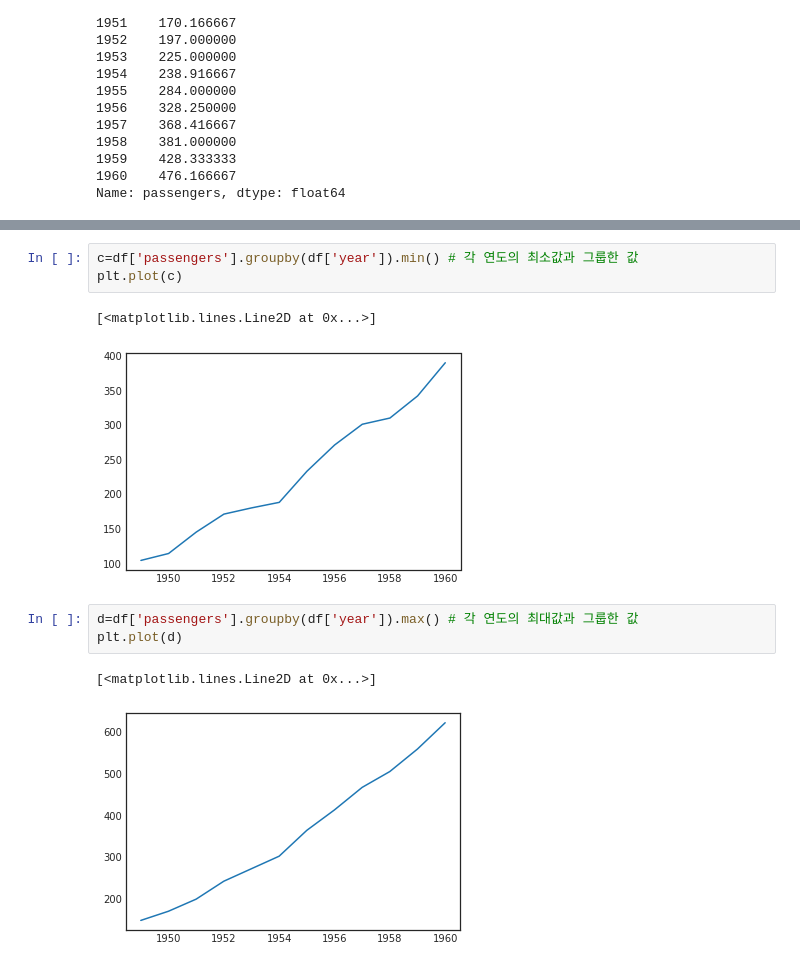
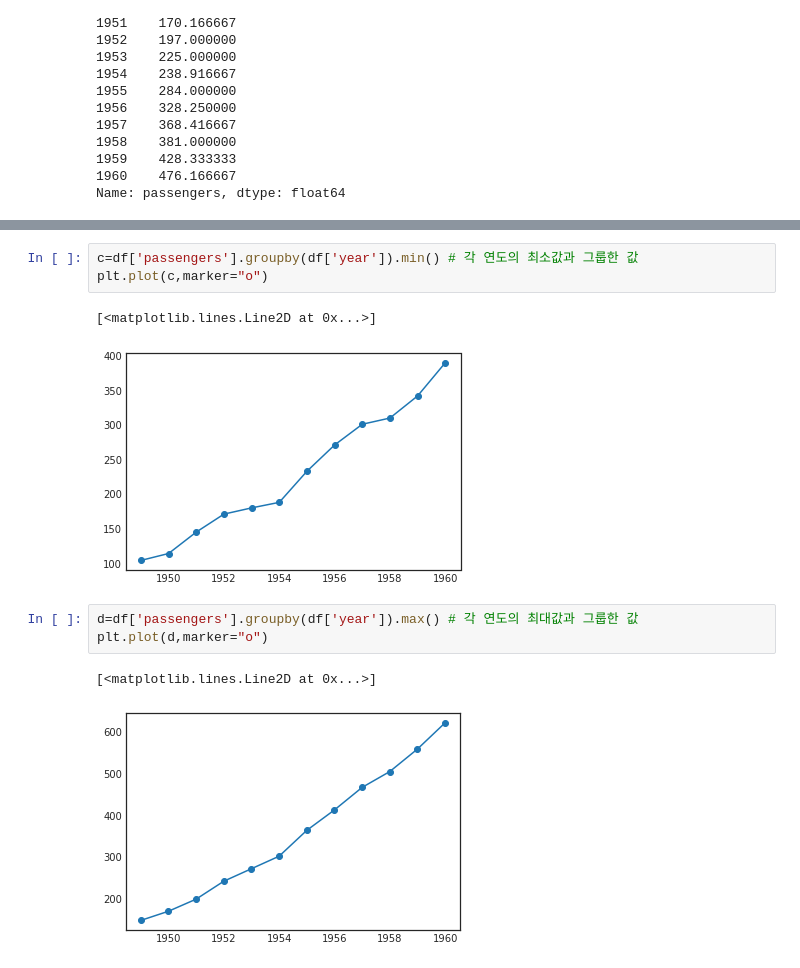
Before and after one commit to LeeHuiJong/DataAnalysis_ML, a Jupyter notebook: ch02_02_선그래프.ipynb, the cells around one changed output, grey strips where cells are left out. Saved outputs shown, nothing was run; the diff lists cells and outputs as text.

```diff
--- a/ch02_02_선그래프.ipynb
+++ b/ch02_02_선그래프.ipynb
@@ -399,14 +399,14 @@ plt.plot(b)
 # %%
 c=df['passengers'].groupby(df['year']).min() # 각 연도의 최소값과 그룹한 값
-plt.plot(c)
+plt.plot(c,marker="o")
 # %% [output]
 [<matplotlib.lines.Line2D at 0x...>]
-[figure, old version]
+[figure, new version]
 # %%
 d=df['passengers'].groupby(df['year']).max() # 각 연도의 최대값과 그룹한 값
-plt.plot(d)
+plt.plot(d,marker="o")
 # %% [output]
 [<matplotlib.lines.Line2D at 0x...>]
-[figure, old version]
+[figure, new version]
 # %%
 e=df['passengers'].groupby(df['year']).median() # 각 연도의 중간값과 그룹한 값
```
Also changed, not shown: parts of 3 cells of this notebook.
